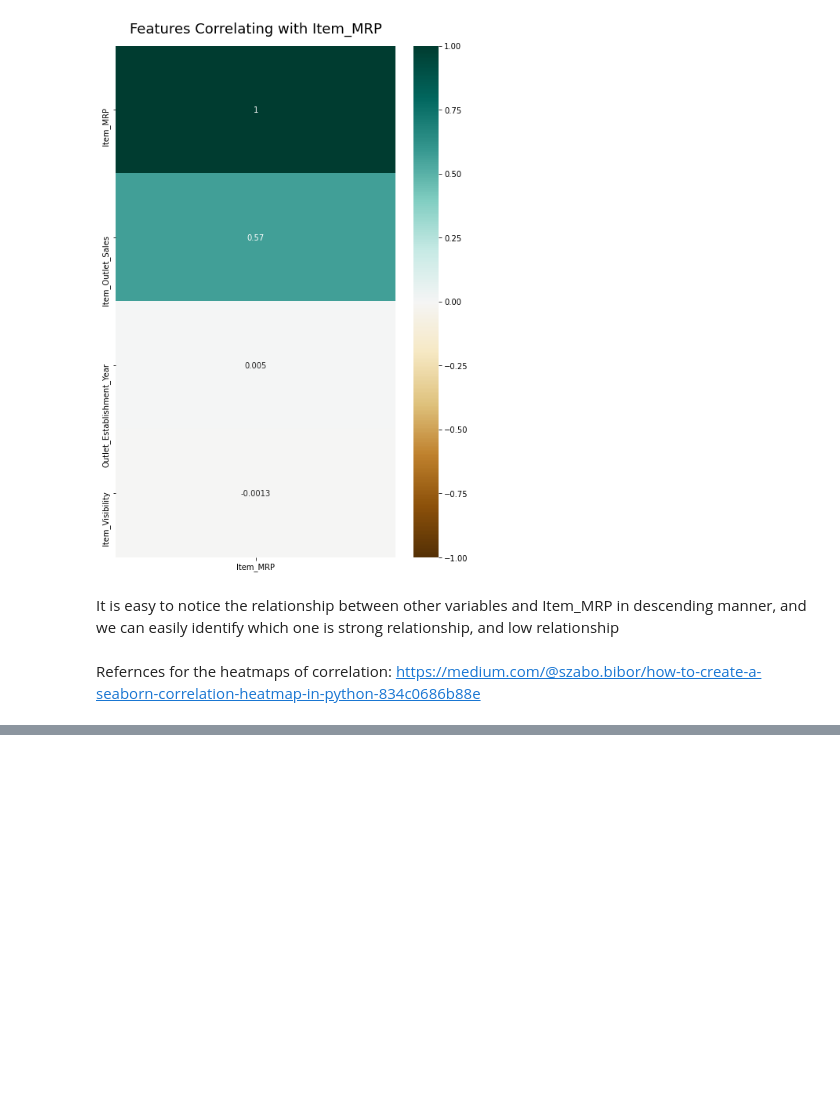
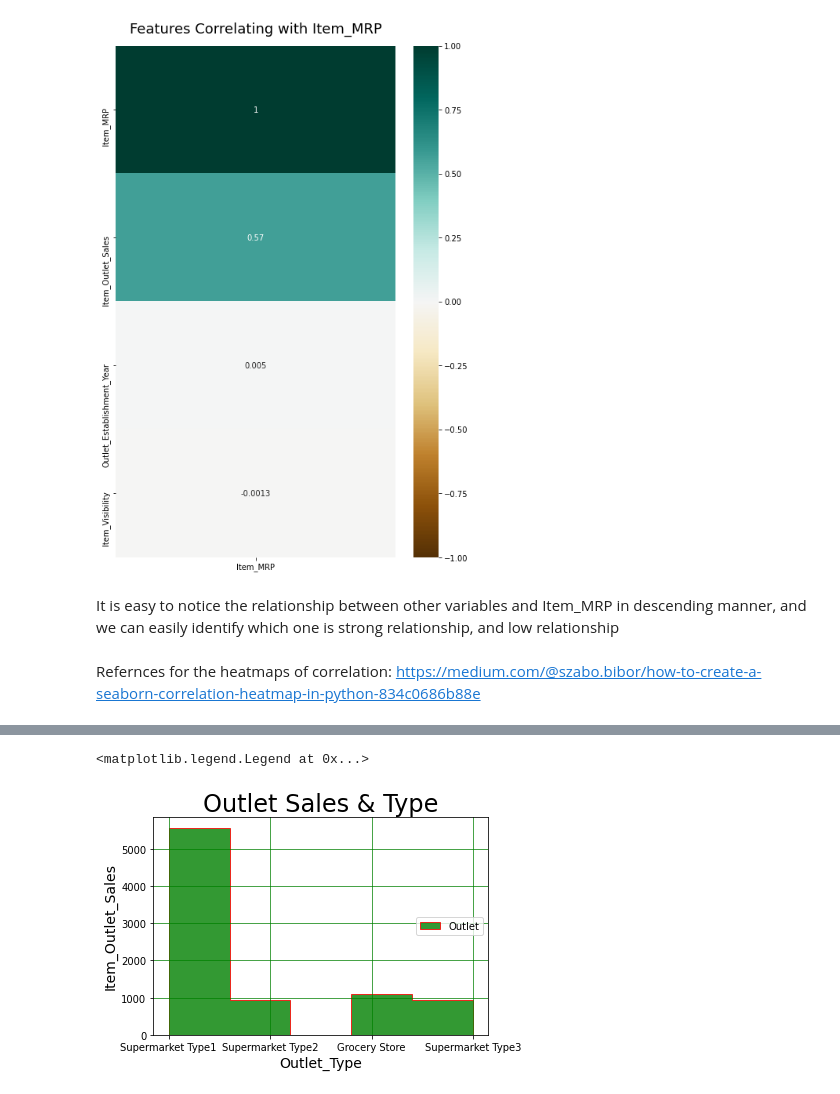
Before and after one commit to altynbektilepbergenov/Food-Sales-predictions, a Jupyter notebook: Sales_predictions.ipynb, the cells around one changed output, grey strips where cells are left out. Drawn from its saved outputs; the diff is of its cells as text; code cells hidden in the pictures; blank space fills up the shorter version.

```diff
--- a/Sales_predictions.ipynb
+++ b/Sales_predictions.ipynb
@@ -491,0 +511,13 @@ Refernces for the heatmaps of correlation: https://medium.com/@szabo.bibor/how-t
+# %%
+outlet_type = df['Outlet_Type']
+
+plt.xlabel('Outlet_Type', size=14)
+plt.ylabel('Item_Outlet_Sales', size=14)
+plt.hist(outlet_type, bins=5, label='Outlet',color='green', histtype='stepfilled', alpha=0.8, edgecolor='red');
+plt.grid(c='green',alpha = .9,
+         linestyle = '-')
+plt.title('Outlet Sales & Type', size=24);
+plt.legend(loc="center right")
+# %% [output]
+<matplotlib.legend.Legend at 0x...>
+[figure, added]
```
Also changed, not shown: parts of 7 cells of this notebook.
